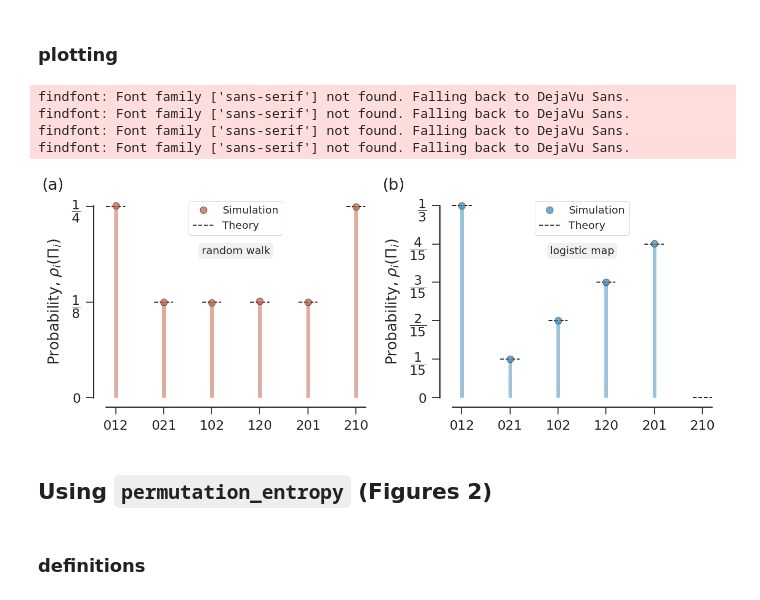
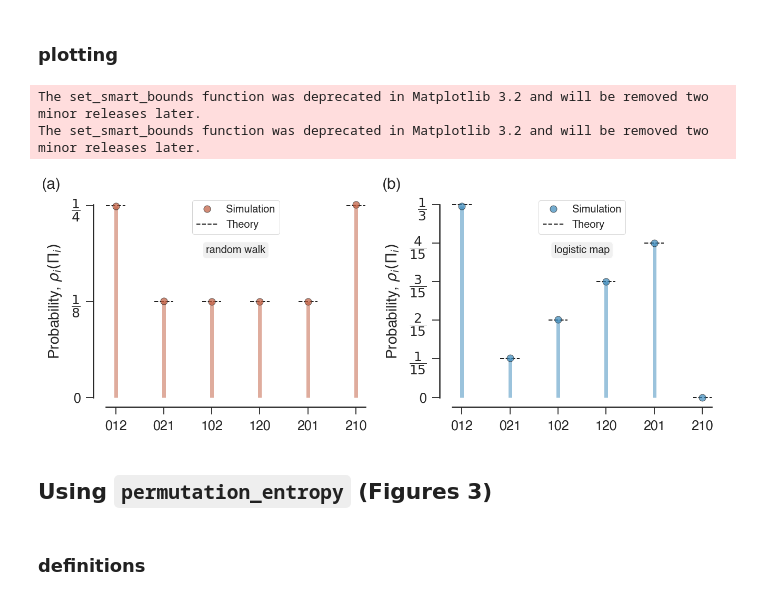
Before and after one commit to arthurpessa/ordpy, a Jupyter notebook: examples/ordpy.ipynb, the cells around one changed output. Drawn from its saved outputs; the diff is of its cells as text; code cells hidden in the pictures.

```diff
--- a/examples/ordpy.ipynb
+++ b/examples/ordpy.ipynb
@@ -187,8 +185,8 @@ ax[1].vlines([i for i in range(6)],
              linewidth=7,
              alpha=.5)
 
-ax[1].plot([i for i in range(5)],
-           logistic_probs[:-1],
+ax[1].plot([i for i in range(6)],
+           logistic_probs,
            'o',
            markersize=13,
            color=colors[1],
@@ -222,41 +220,39 @@ for i, ax_ in enumerate(ax):
     else:
         ax_.set_xticklabels(['012', '021', '102', '120', '201', '210'])
         ax_.set_yticks([1 / 3, 1 / 15, 2 / 15, 3 / 15, 4 / 15, 0])
         ax_.annotate('(b)', (-0.2, 1.03),
                      xycoords='axes fraction',
                      fontsize=30)
 
         ax_.set_yticklabels([
             '$\dfrac{1}{3}$', '$\dfrac{1}{15}$', '$\dfrac{2}{15}$',
             '$\dfrac{3}{15}$', '$\dfrac{4}{15}$', '0'
         ])
 
         ax_.annotate('logistic map', (.5, .74),
                  va='center',
                  ha='center',
                  xycoords='axes fraction',
                  fontsize=20,
                  bbox={
                      'boxstyle': 'round',
                      'fc': '#f0f0f0',
                      'alpha': 1
                  })
 
     ax_.set_ylabel(r'Probability, $\rho_i(\Pi_i)$')
     ax_.spines['left'].set_smart_bounds(True)
     ax_.spines['bottom'].set_smart_bounds(True)
     ax_.legend(loc='upper center')
 
 f.tight_layout()
-f.savefig('manuscript_figures/fig1.pdf', dpi=300, bbox_inches='tight')
+f.savefig('manuscript_figures/fig2.pdf', dpi=300, bbox_inches='tight')
 # %% [output]
-findfont: Font family ['sans-serif'] not found. Falling back to DejaVu Sans.
-findfont: Font family ['sans-serif'] not found. Falling back to DejaVu Sans.
-findfont: Font family ['sans-serif'] not found. Falling back to DejaVu Sans.
-findfont: Font family ['sans-serif'] not found. Falling back to DejaVu Sans.
+The set_smart_bounds function was deprecated in Matplotlib 3.2 and will be removed two minor releases later.
+The set_smart_bounds function was deprecated in Matplotlib 3.2 and will be removed two minor releases later.
-[figure, old version]
+[figure, new version]
 # %% [markdown]
-## Using `permutation_entropy` (Figures 2)
+## Using `permutation_entropy` (Figures 3)
 # %% [markdown]
 ### definitions
 # %%
```
Also changed, not shown: parts of 22 cells of this notebook, 8 other files.
